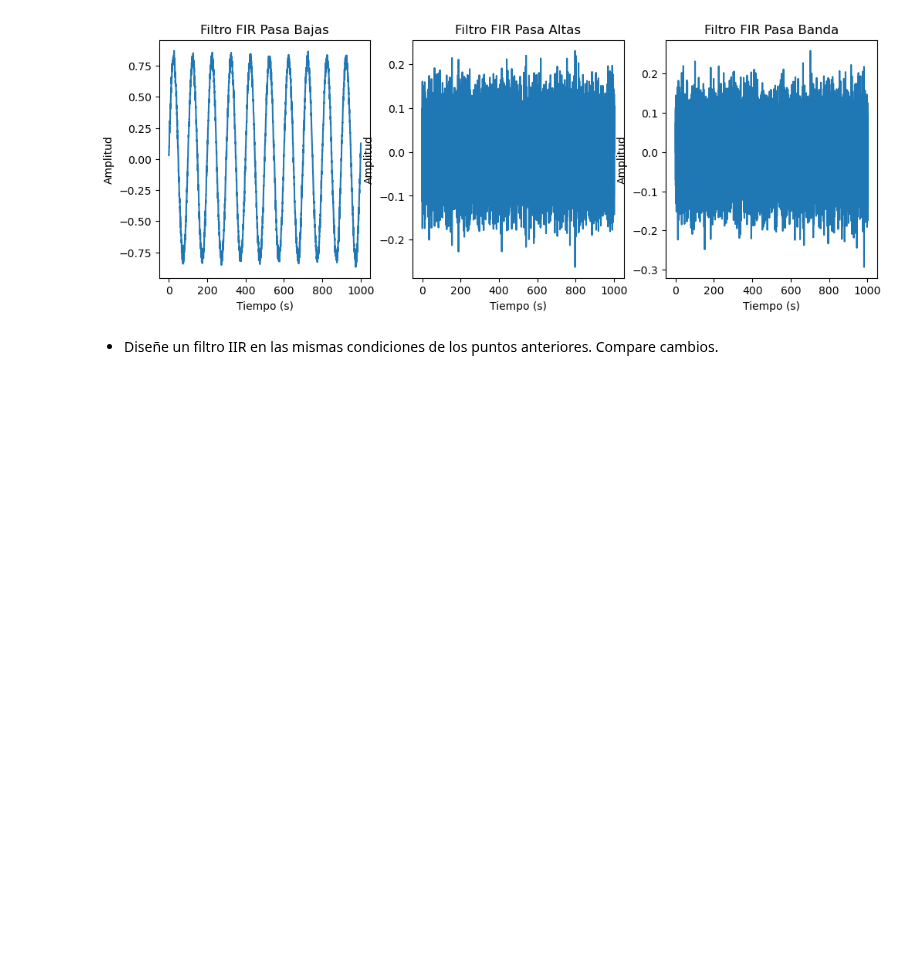
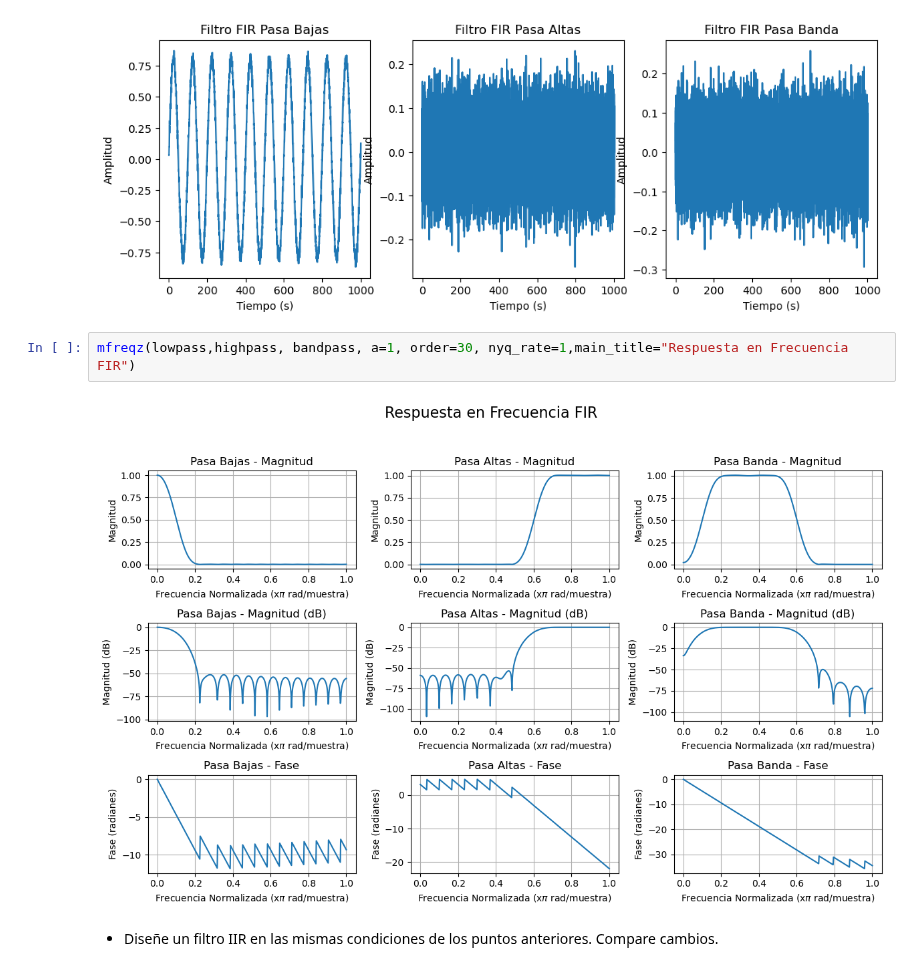
Before and after one commit to LuEnciso21/BIOSENALES24II, a Jupyter notebook: Practica6/P6_FILTROS_LUISAENCISO_JADERCHINGAL.ipynb, the cells around one changed output. Drawn from its saved outputs; the diff is of its cells as text; blank space fills up the shorter version.

```diff
--- a/Practica6/P6_FILTROS_LUISAENCISO_JADERCHINGAL.ipynb
+++ b/Practica6/P6_FILTROS_LUISAENCISO_JADERCHINGAL.ipynb
@@ -87,6 +242,10 @@ plt.xlabel("Tiempo (s)")
 # %% [output]
 Text(0.5, 0, 'Tiempo (s)')
 [figure]
+# %%
+mfreqz(lowpass,highpass, bandpass, a=1, order=30, nyq_rate=1,main_title="Respuesta en Frecuencia FIR")
+# %% [output]
+[figure, added]
 # %% [markdown]
 * Diseñe un filtro IIR en las mismas condiciones de los puntos anteriores. Compare
 cambios.
```
Also changed, not shown: parts of 17 cells of this notebook.
